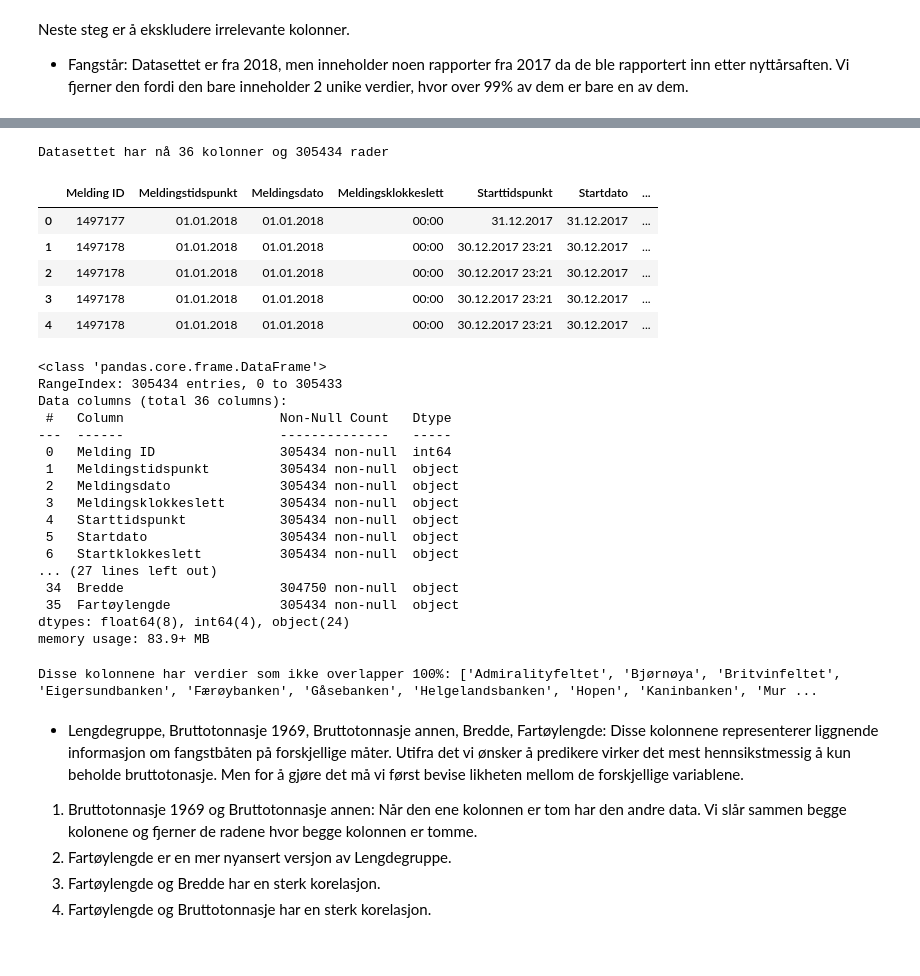
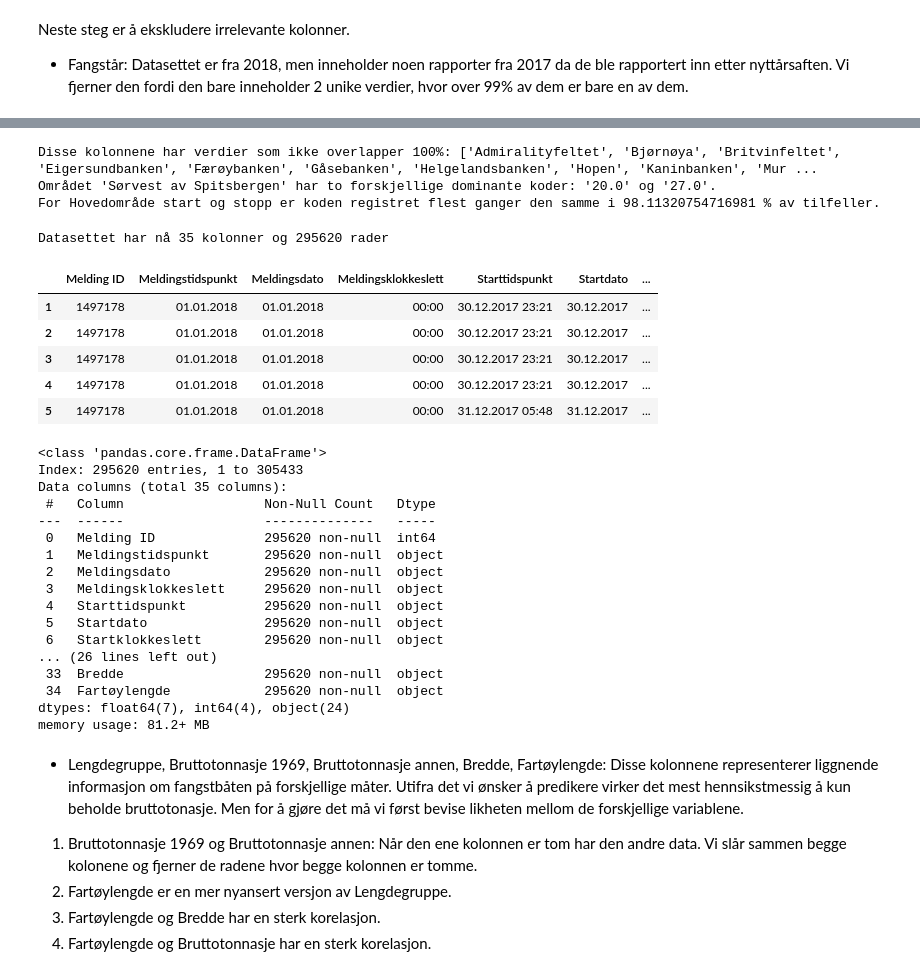
Before and after one commit to Pzorster/INFO284pzor, a Jupyter notebook: New.ipynb, the cells around one changed output, grey strips where cells are left out. Cells and saved outputs as stored; diff of their text form; code cells hidden in the pictures.

```diff
--- a/New.ipynb
+++ b/New.ipynb
@@ -82,0 +105,5 @@ seed = 32
+# %%
+exclude_columns = ['Bruttotonnasje 1969', 'Bruttotonnasje annen']
+
+nan_count = df.drop(exclude_columns, axis=1).isnull().any(axis=1).sum()
+print(f"Det er {nan_count} rader med nan verdier")
@@ -82,0 +112,3 @@ seed = 32
+# %%
+df.dropna(subset=[col for col in df.columns if col not in exclude_columns], inplace = True)
+df.isnull().sum()
@@ -169,35 +262,60 @@ Utskrift av dictionary der nøkkelen er verdier i Lengdegruppe og verdien er en
+# %%
+mismatch = test_likhet(df, df["Hovedområde stopp (kode)"], df["Hovedområde stopp"])
+
+new1 = {}
+for key, tuples in mismatch.items():
+    max_tuple = max(tuples, key=lambda x: x[1])
+    new1[key] = max_tuple
+
+new2 = {}
+
+for key, value in utskrift.items():
+    new2[key] = value[0]
+
+count_same = 0
+
+for key in new1.keys():
+    if key in new2:
+        code_original = new1[key][0]
+        code_another = new2[key][0]
+        if code_original == code_another:
+            count_same += 1
+        else:
+            print(f"Området '{key}' har to forskjellige dominante koder: '{code_original}' og '{code_another}'.")
+prosent = (count_same / len(mismatch)) * 100
+print(f"For Hovedområde start og stopp er koden registret flest ganger den samme i {prosent} % av tilfeller. ")
+# %% [output]
+Disse kolonnene har verdier som ikke overlapper 100%: ['Admiralityfeltet', 'Bjørnøya', 'Britvinfeltet', 'Eigersundbanken', 'Færøybanken', 'Gåsebanken', 'Helgelandsbanken', 'Hopen', 'Kaninbanken', 'Mur ...
+Området 'Sørvest av Spitsbergen' har to forskjellige dominante koder: '20.0' og '27.0'.
+For Hovedområde start og stopp er koden registret flest ganger den samme i 98.11320754716981 % av tilfeller.
 # %%
-df.drop(columns=["Hovedområde start (kode)", "Redskap FAO (kode)", "Redskap FDIR (kode)", "Hovedart FAO (kode)", "Art FAO (kode)", "Art - FDIR (kode)", "Art - gruppe (kode)", "Lengdegruppe (kode)"], inplace=True)
+df.drop(columns=["Hovedområde start (kode)", "Hovedområde stopp (kode)", "Redskap FAO (kode)", "Redskap FDIR (kode)", "Hovedart FAO (kode)", "Art FAO (kode)", "Art - FDIR (kode)", "Art - gruppe (kode)", "Lengdegruppe (kode)"], inplace=True)
 status_dataframe(df)
 # %% [output]
-Datasettet har nå 36 kolonner og 305434 rader
+Datasettet har nå 35 kolonner og 295620 rader
 |  | Melding ID | Meldingstidspunkt | Meldingsdato | Meldingsklokkeslett | Starttidspunkt | Startdato | ... |
-| 0 | 1497177 | 01.01.2018 | 01.01.2018 | 00:00 | 31.12.2017 | 31.12.2017 | ... |
 | 1 | 1497178 | 01.01.2018 | 01.01.2018 | 00:00 | 30.12.2017 23:21 | 30.12.2017 | ... |
 | 2 | 1497178 | 01.01.2018 | 01.01.2018 | 00:00 | 30.12.2017 23:21 | 30.12.2017 | ... |
 | 3 | 1497178 | 01.01.2018 | 01.01.2018 | 00:00 | 30.12.2017 23:21 | 30.12.2017 | ... |
 | 4 | 1497178 | 01.01.2018 | 01.01.2018 | 00:00 | 30.12.2017 23:21 | 30.12.2017 | ... |
+| 5 | 1497178 | 01.01.2018 | 01.01.2018 | 00:00 | 31.12.2017 05:48 | 31.12.2017 | ... |
 <class 'pandas.core.frame.DataFrame'>
-RangeIndex: 305434 entries, 0 to 305433
-Data columns (total 36 columns):
- #   Column                    Non-Null Count   Dtype
----  ------                    --------------   -----
- 0   Melding ID                305434 non-null  int64
- 1   Meldingstidspunkt         305434 non-null  object
- 2   Meldingsdato              305434 non-null  object
- 3   Meldingsklokkeslett       305434 non-null  object
- 4   Starttidspunkt            305434 non-null  object
- 5   Startdato                 305434 non-null  object
- 6   Startklokkeslett          305434 non-null  object
-... (27 lines left out)
- 34  Bredde                    304750 non-null  object
- 35  Fartøylengde              305434 non-null  object
-dtypes: float64(8), int64(4), object(24)
-memory usage: 83.9+ MB
+Index: 295620 entries, 1 to 305433
+Data columns (total 35 columns):
+ #   Column                  Non-Null Count   Dtype
+---  ------                  --------------   -----
+ 0   Melding ID              295620 non-null  int64
+ 1   Meldingstidspunkt       295620 non-null  object
+ 2   Meldingsdato            295620 non-null  object
+ 3   Meldingsklokkeslett     295620 non-null  object
+ 4   Starttidspunkt          295620 non-null  object
+ 5   Startdato               295620 non-null  object
+ 6   Startklokkeslett        295620 non-null  object
+... (26 lines left out)
+ 33  Bredde                  295620 non-null  object
+ 34  Fartøylengde            295620 non-null  object
+dtypes: float64(7), int64(4), object(24)
+memory usage: 81.2+ MB
-# %%
-test_likhet(df, df["Hovedområde stopp (kode)"], df["Hovedområde stopp"])
-# %% [output]
-Disse kolonnene har verdier som ikke overlapper 100%: ['Admiralityfeltet', 'Bjørnøya', 'Britvinfeltet', 'Eigersundbanken', 'Færøybanken', 'Gåsebanken', 'Helgelandsbanken', 'Hopen', 'Kaninbanken', 'Mur ...
 # %% [markdown]
 - Lengdegruppe, Bruttotonnasje 1969, Bruttotonnasje annen, Bredde, Fartøylengde: Disse kolonnene representerer liggnende informasjon om fangstbåten på forskjellige måter. Utifra det vi ønsker å predikere virker det mest hennsikstmessig å kun beholde bruttotonasje. Men for å gjøre det må vi først bevise likheten mellom de forskjellige variablene.
 
```
Also changed, not shown: parts of 60 cells of this notebook.
